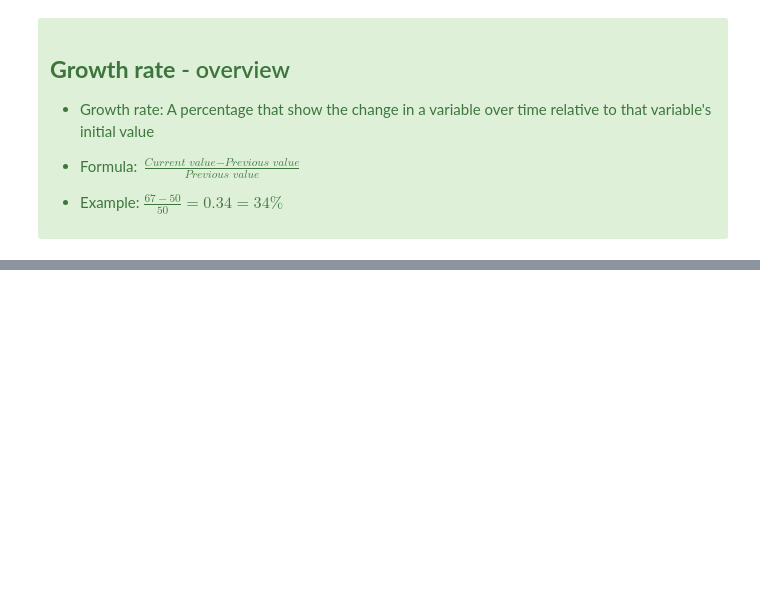
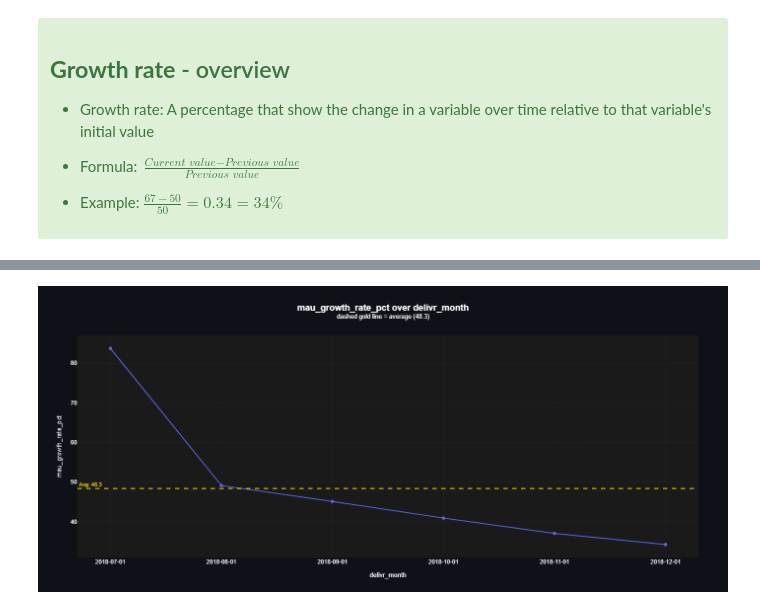
Before and after one commit to arianmokhtariha/Delivr-Business-Analysis, a Jupyter notebook: user-centric-KPI's.ipynb, the cells around one changed output, grey strips where cells are left out. Cells and saved outputs as stored; diff of their text form; code cells hidden in the pictures; blank space fills up the shorter version.

```diff
--- a/user-centric-KPI's.ipynb
+++ b/user-centric-KPI's.ipynb
@@ -502,0 +527,8 @@ growth_query = run_query('''
+# %%
+mau_growth_rate_pct_lineplot = line_plot(df=mau_growth_query,
+                                         x='delivr_month',
+                                         y='mau_growth_rate_pct',
+                                         avg_line=True)
+mau_growth_rate_pct_lineplot
+# %% [output]
+[figure, added]
```
Also changed, not shown: parts of 6 cells of this notebook.
